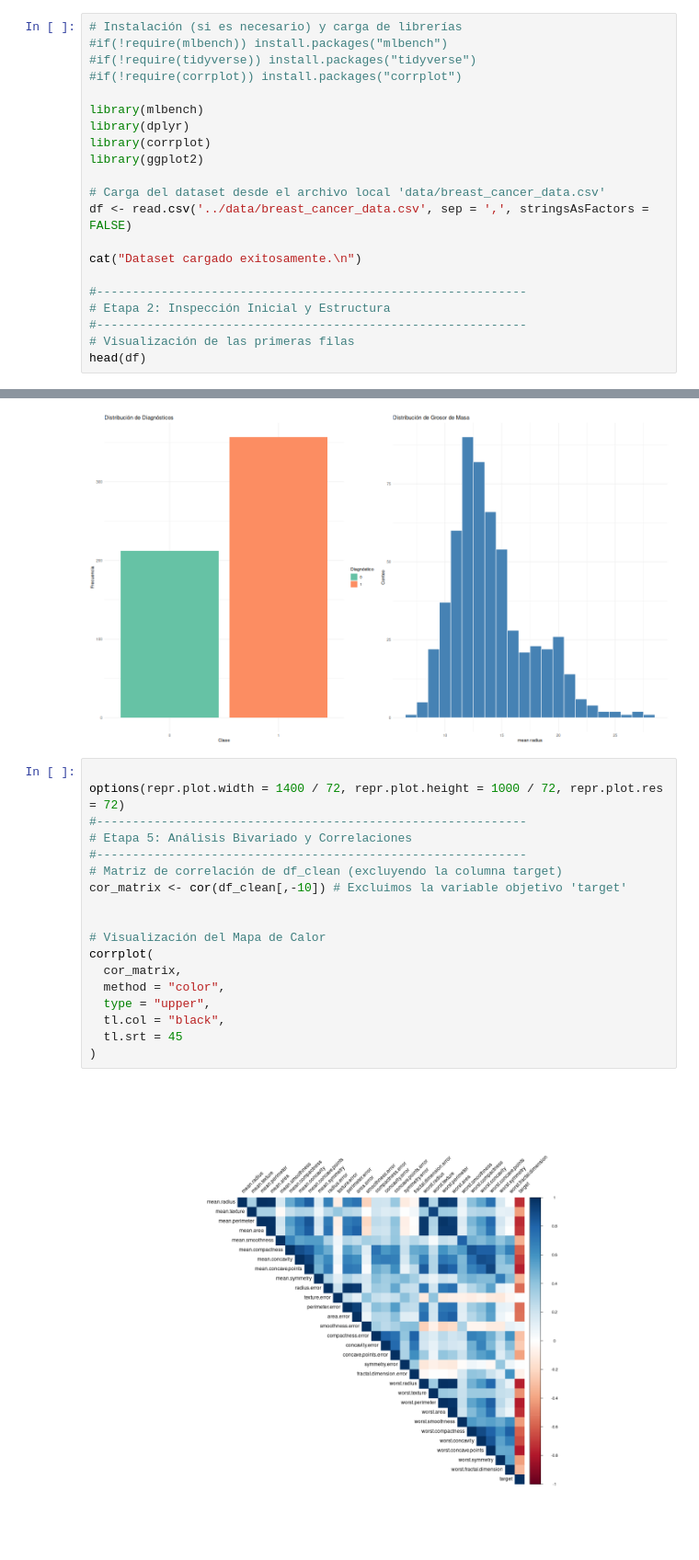
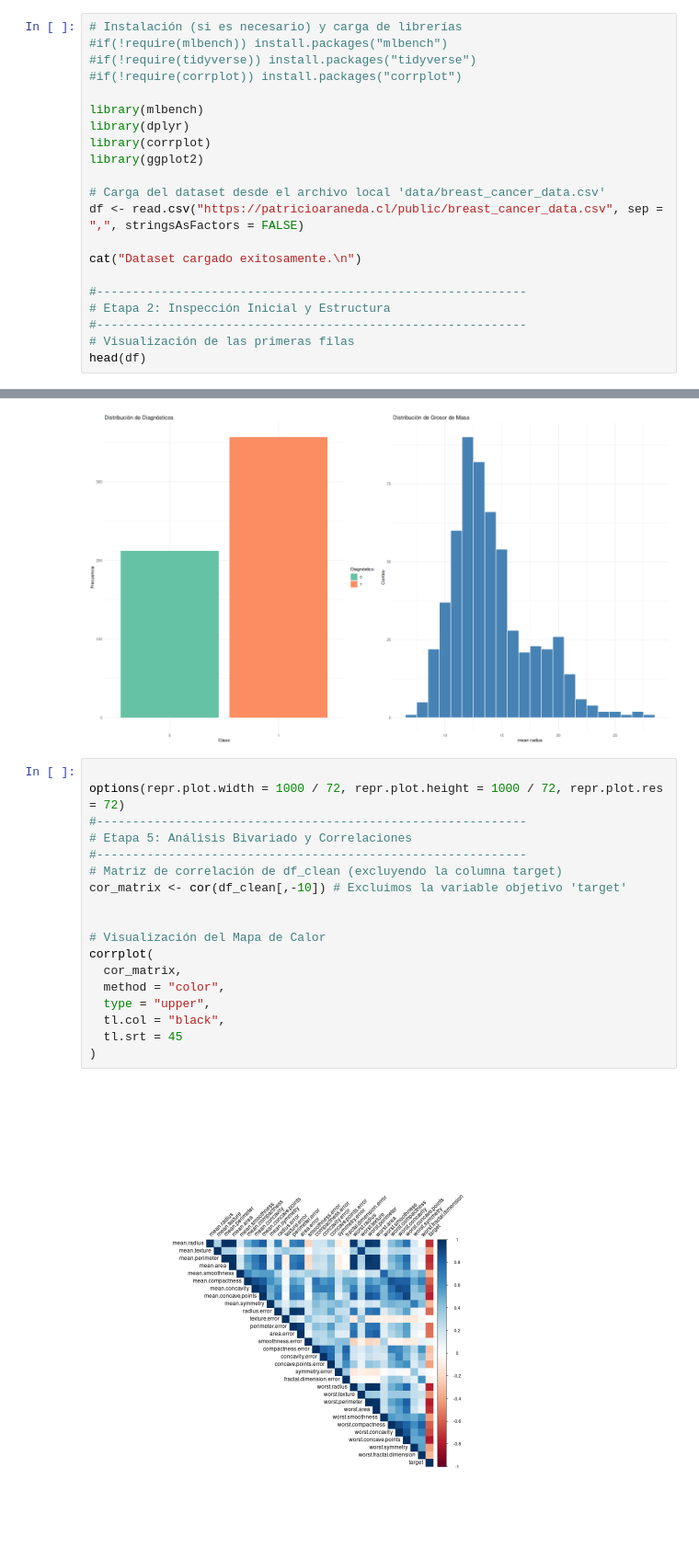
Before and after one commit to paranedagarcia/Bioestadistica, a Jupyter notebook: programas/eda-r cancer.ipynb, the cells around one changed output, grey strips where cells are left out. Shown at 92% size. Drawn from its saved outputs; the diff is of its cells as text; blank space fills up the shorter version.

```diff
--- a/programas/eda-r cancer.ipynb
+++ b/programas/eda-r cancer.ipynb
@@ -10,7 +10,7 @@ library(corrplot)
 library(ggplot2)
 
 # Carga del dataset desde el archivo local 'data/breast_cancer_data.csv'
-df <- read.csv('../data/breast_cancer_data.csv', sep = ',', stringsAsFactors = FALSE)
+df <- read.csv("https://patricioaraneda.cl/public/breast_cancer_data.csv", sep = ",", stringsAsFactors = FALSE)
 
 cat("Dataset cargado exitosamente.\n")
 
@@ -137,22 +130,22 @@ gridExtra::grid.arrange(p1, p2, ncol = 2)
 [figure]
 # %%
 
-options(repr.plot.width = 1400 / 72, repr.plot.height = 1000 / 72, repr.plot.res = 72)
+options(repr.plot.width = 1000 / 72, repr.plot.height = 1000 / 72, repr.plot.res = 72)
 #------------------------------------------------------------
 # Etapa 5: Análisis Bivariado y Correlaciones
 #------------------------------------------------------------
 # Matriz de correlación de df_clean (excluyendo la columna target)
 cor_matrix <- cor(df_clean[,-10]) # Excluimos la variable objetivo 'target'
 
 
 # Visualización del Mapa de Calor
 corrplot(
   cor_matrix,
   method = "color",
   type = "upper",
   tl.col = "black",
   tl.srt = 45
 )
 # %% [output]
-[figure, old version]
+[figure, new version]
 # %%
```
Also changed, not shown: parts of 3 cells of this notebook, 2 other files.
